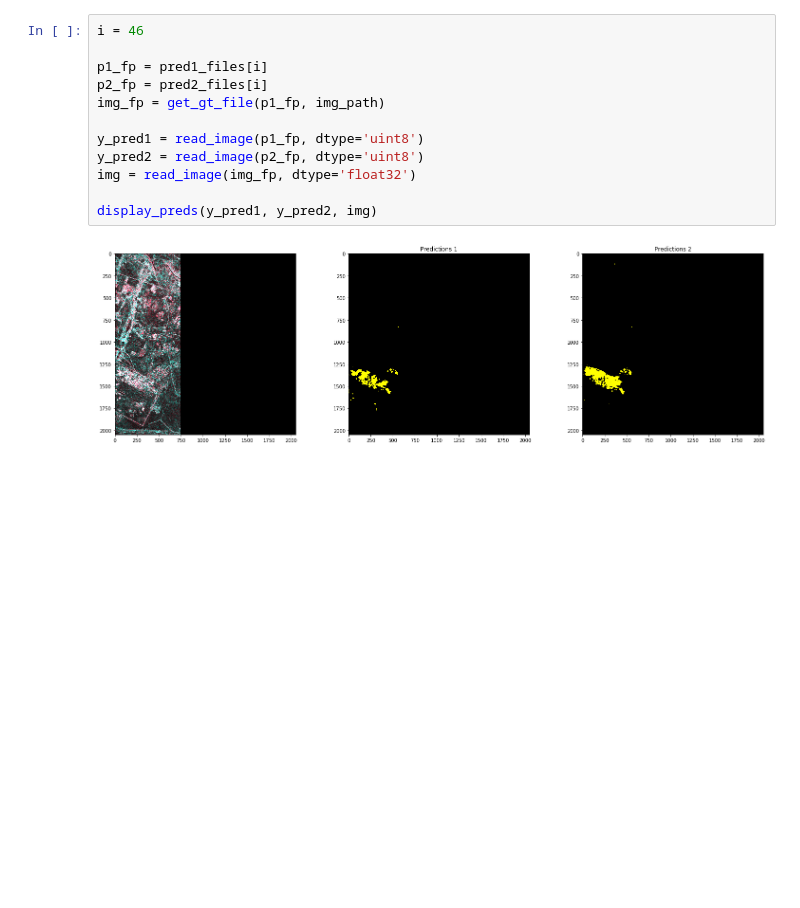
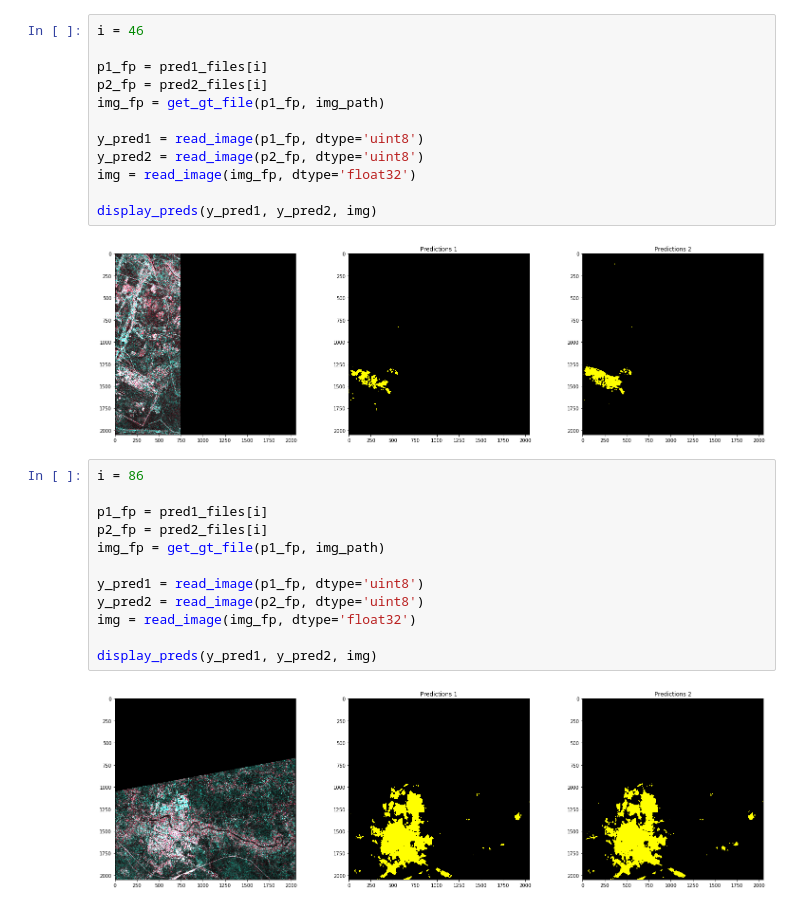
Before and after one commit to vfdev-5/UNOSAT_Challenge, a Jupyter notebook: notebooks/check_test_predictions.ipynb, the cells around one changed output. Cells and saved outputs as stored; diff of their text form; blank space fills up the shorter version.

```diff
--- a/notebooks/check_test_predictions.ipynb
+++ b/notebooks/check_test_predictions.ipynb
@@ -94,3 +94,17 @@ img = read_image(img_fp, dtype='float32')
 display_preds(y_pred1, y_pred2, img)
 # %% [output]
 [figure]
+# %%
+i = 86
+
+p1_fp = pred1_files[i]
+p2_fp = pred2_files[i]
+img_fp = get_gt_file(p1_fp, img_path)
+
+y_pred1 = read_image(p1_fp, dtype='uint8')
+y_pred2 = read_image(p2_fp, dtype='uint8')
+img = read_image(img_fp, dtype='float32')
+
+display_preds(y_pred1, y_pred2, img)
+# %% [output]
+[figure, added]
```
Also changed, not shown: parts of 1 cell of this notebook, 2 other files.
